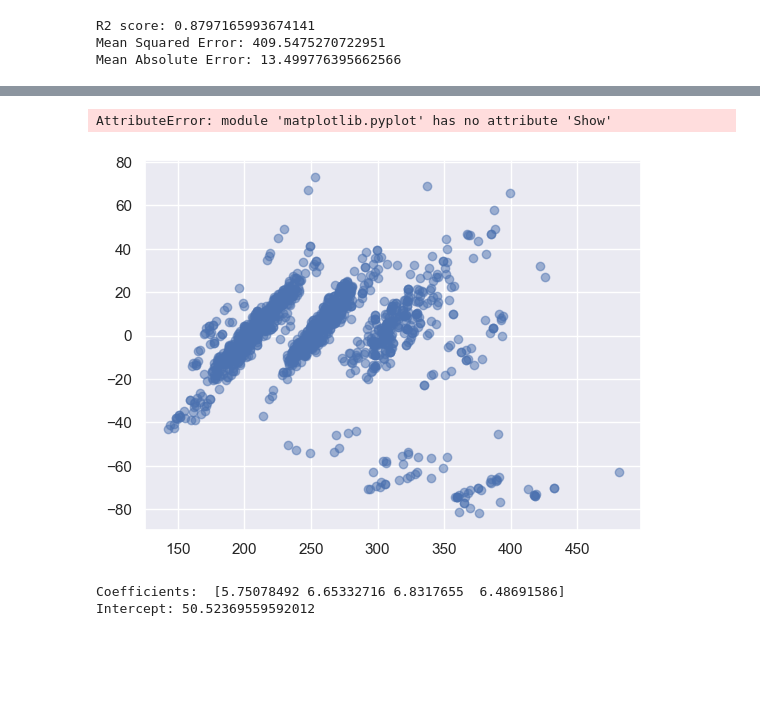
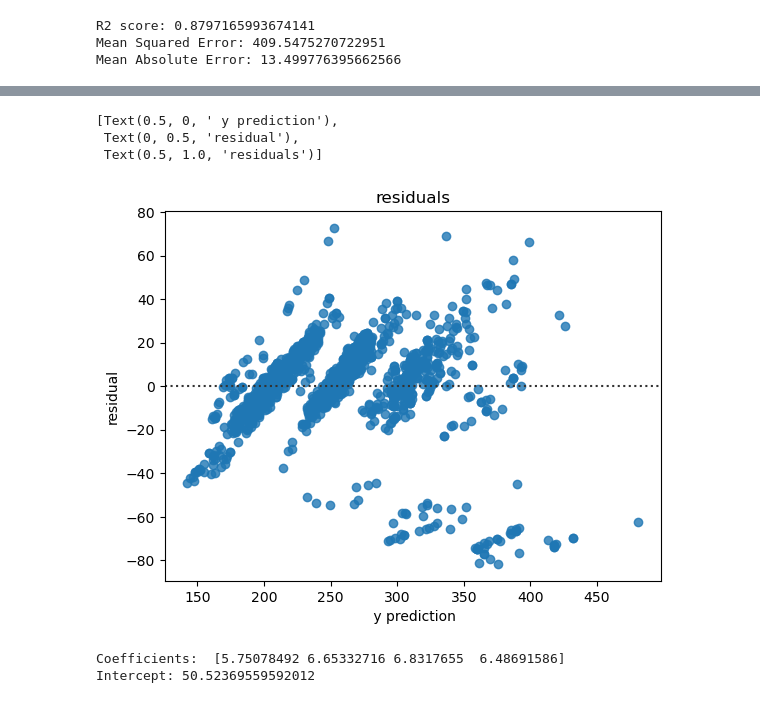
Before and after one commit to baller01/Project-4, a Jupyter notebook: CO2_emisssion_multiple_regression.ipynb, the cells around one changed output, grey strips where cells are left out. Drawn from its saved outputs; the diff is of its cells as text; code cells hidden in the pictures; blank space fills up the shorter version.

```diff
--- a/CO2_emisssion_multiple_regression.ipynb
+++ b/CO2_emisssion_multiple_regression.ipynb
@@ -178,8 +172,11 @@ TypeError: 'str' object is not callable
-# %%
-#plot the residuals
-plt.scatter(y_prediction, y_test-y_prediction, alpha= 0.5 )
-plt.Show()
-# %% [output]
-AttributeError: module 'matplotlib.pyplot' has no attribute 'Show'
-[figure, removed]
+# %%
+#plot the residuals
+gfg=sns.residplot(x = y_prediction, y = y_test-y_prediction)
+
+gfg.set(xlabel =" y prediction",ylabel= "residual", title= "residuals")
+# %% [output]
+[Text(0.5, 0, ' y prediction'),
+ Text(0, 0.5, 'residual'),
+ Text(0.5, 1.0, 'residuals')]
+[figure, added]
 # %%
```
Also changed, not shown: parts of 10 cells of this notebook.
